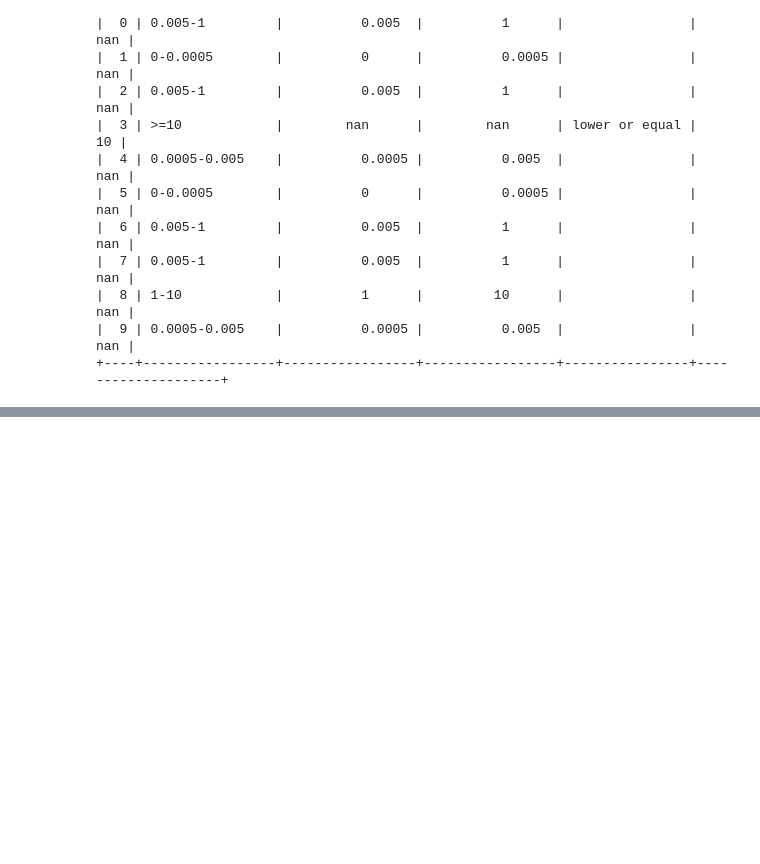
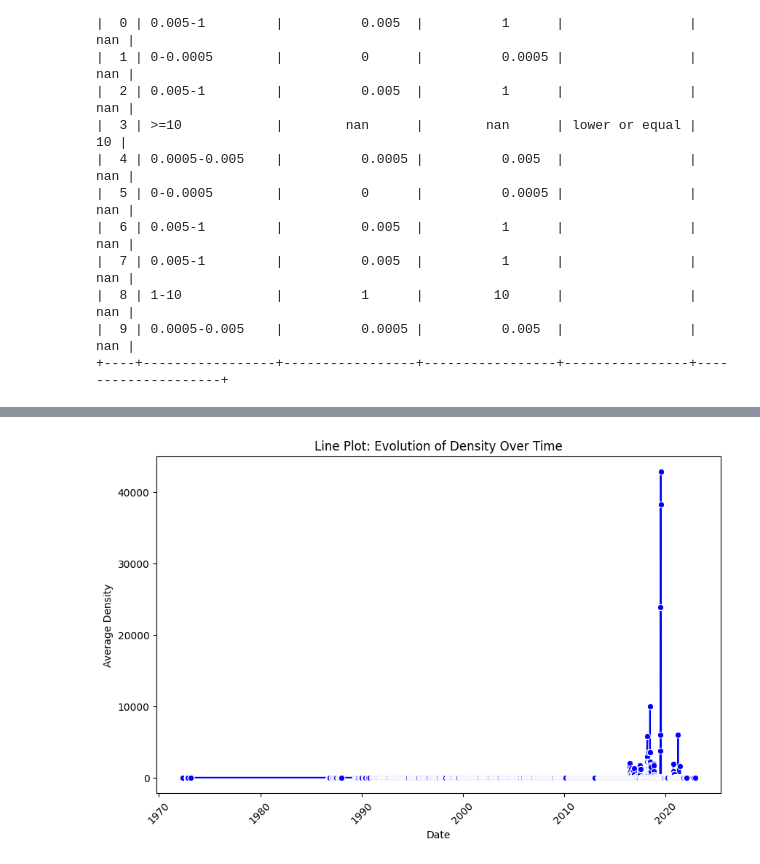
Before and after one commit to nataliaboaventura/microplastic, a Jupyter notebook: Marine_Microplastics.ipynb, the cells around one changed output, grey strips where cells are left out. Saved outputs shown, nothing was run; the diff lists cells and outputs as text; code cells hidden in the pictures; blank space fills up the shorter version.

```diff
--- a/Marine_Microplastics.ipynb
+++ b/Marine_Microplastics.ipynb
@@ -278,0 +314,15 @@ print(tabulate(df[['Density Range', 'Lower_Density', 'Upper_Density', 'Operator'
+# %%
+df['Date'] = pd.to_datetime(df['Date'], errors='coerce')
+
+df_grouped = df.groupby('Date')['Measurement'].mean().reset_index()
+
+plt.figure(figsize=(10,6))
+sns.lineplot(data=df_grouped, x='Date', y='Measurement', marker='o', color='b')
+
+plt.title('Line Plot: Evolution of Density Over Time')
+plt.xlabel('Date')
+plt.ylabel('Average Density')
+plt.xticks(rotation=45)
+plt.show()
+# %% [output]
+[figure, added]
```
Also changed, not shown: parts of 5 cells of this notebook.
